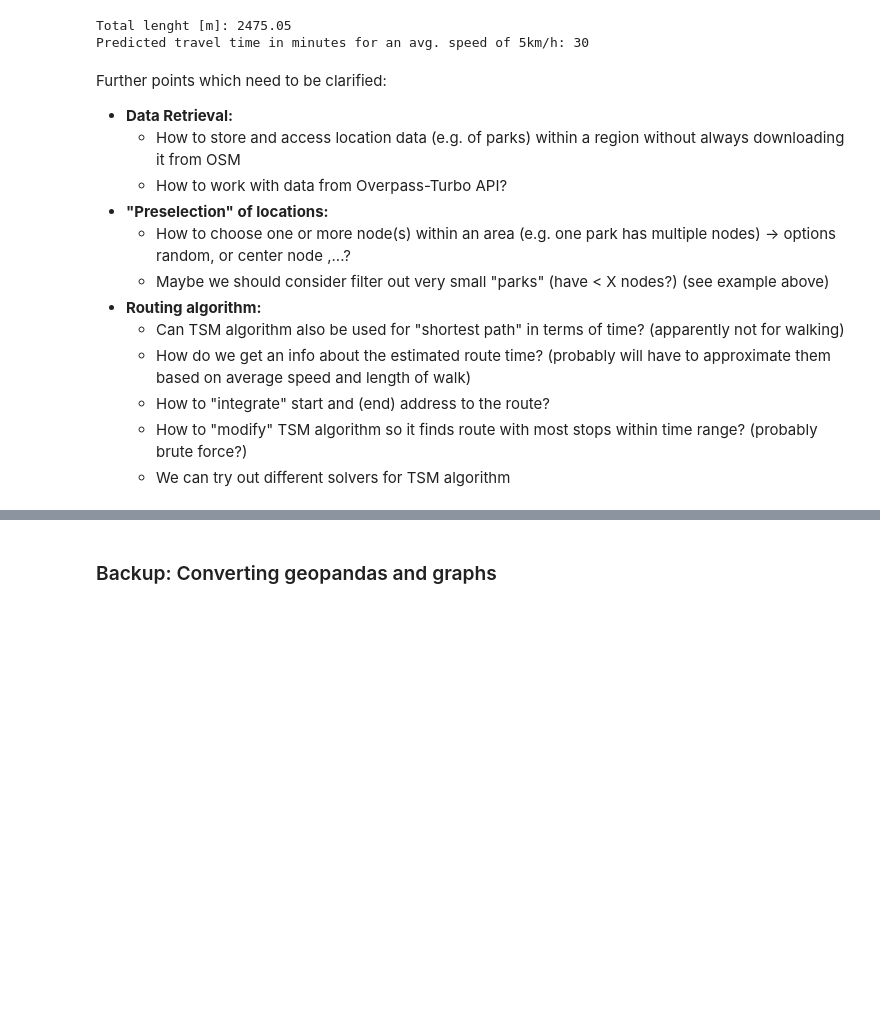
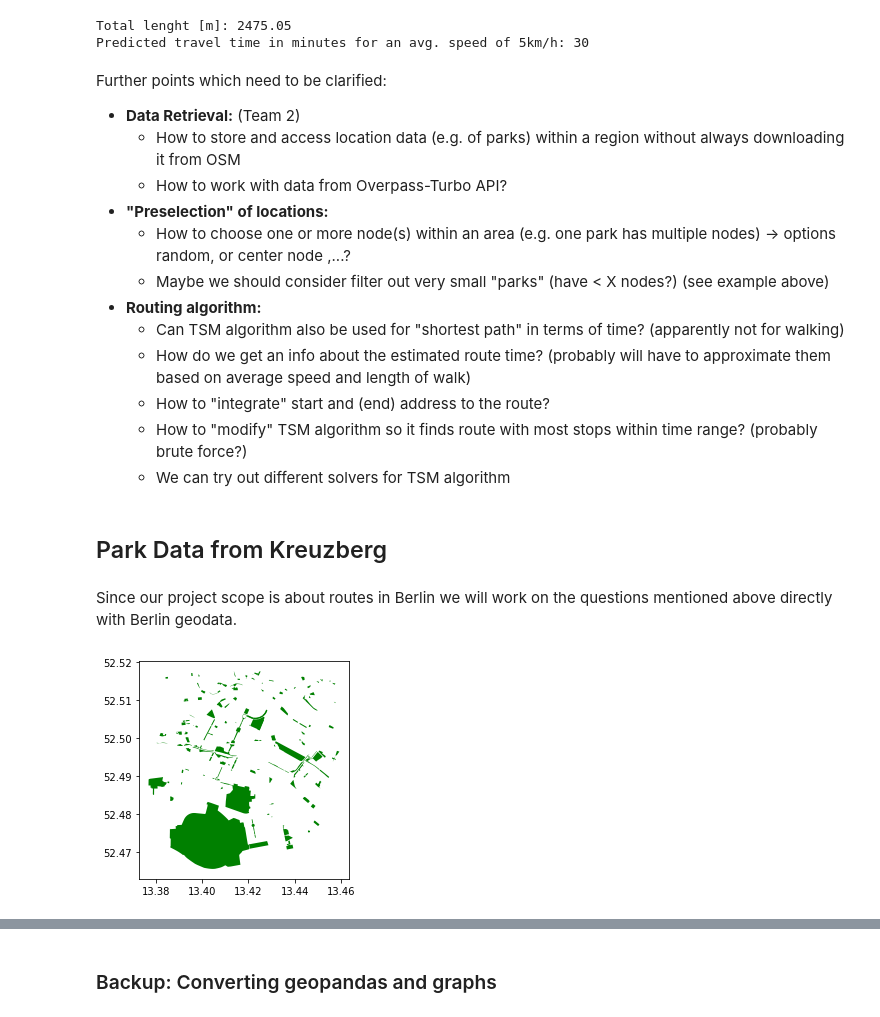
Before and after one commit to Heity94/WalkieLookie, a Jupyter notebook: notebooks/PH_Pitch_Routing.ipynb, the cells around one changed output, grey strips where cells are left out. Drawn from its saved outputs; the diff is of its cells as text; code cells hidden in the pictures; blank space fills up the shorter version.

Commit message:
Change filepath to common drive folder + Add Berlin Kreuzberg park data

```diff
--- a/notebooks/PH_Pitch_Routing.ipynb
+++ b/notebooks/PH_Pitch_Routing.ipynb
@@ -242,7 +244,7 @@ Predicted travel time in minutes for an avg. speed of 5km/h: 30
 # %% [markdown]
 Further points which need to be clarified:
 
-- **Data Retrieval:**
+- **Data Retrieval:** (Team 2)
   - How to store and access location data (e.g. of parks) within a region without always downloading it from OSM
   - How to work with data from Overpass-Turbo API?
 - **"Preselection" of locations:**
@@ -254,3 +256,18 @@ Further points which need to be clarified:
   - How to "integrate" start and (end) address to the route?
   - How to "modify" TSM algorithm so it finds route with most stops within time range? (probably brute force?)
   - We can try out different solvers for TSM algorithm
+# %% [markdown]
+## Park Data from Kreuzberg
+# %% [markdown]
+Since our project scope is about routes in Berlin we will work on the questions mentioned above directly with Berlin geodata.
+# %%
+# Get all parks around given address within 1000m
+address = "Kottbusser Damm 19, 10967 Berlin"
+tags = {"leisure":"park"}
+bln_xberg_parks = ox.geometries.geometries_from_address(address, tags, dist=2500)
+with open(data_path+'bln_parks_xberg.obj', 'wb') as fp:
+    pickle.dump(bln_xberg_parks, fp)
+
+#load stored graph pickle file
+#with open(data_path+'parks_kronau.obj', 'rb') as fp:
+#  kronau = pickle.load(fp)
@@ -256,0 +281,4 @@ Further points which need to be clarified:
+# %%
+bln_xberg_parks.plot(marker='*', color='green', markersize=5);
+# %% [output]
+[figure, added]
```
Also changed, not shown: parts of 8 cells of this notebook.
